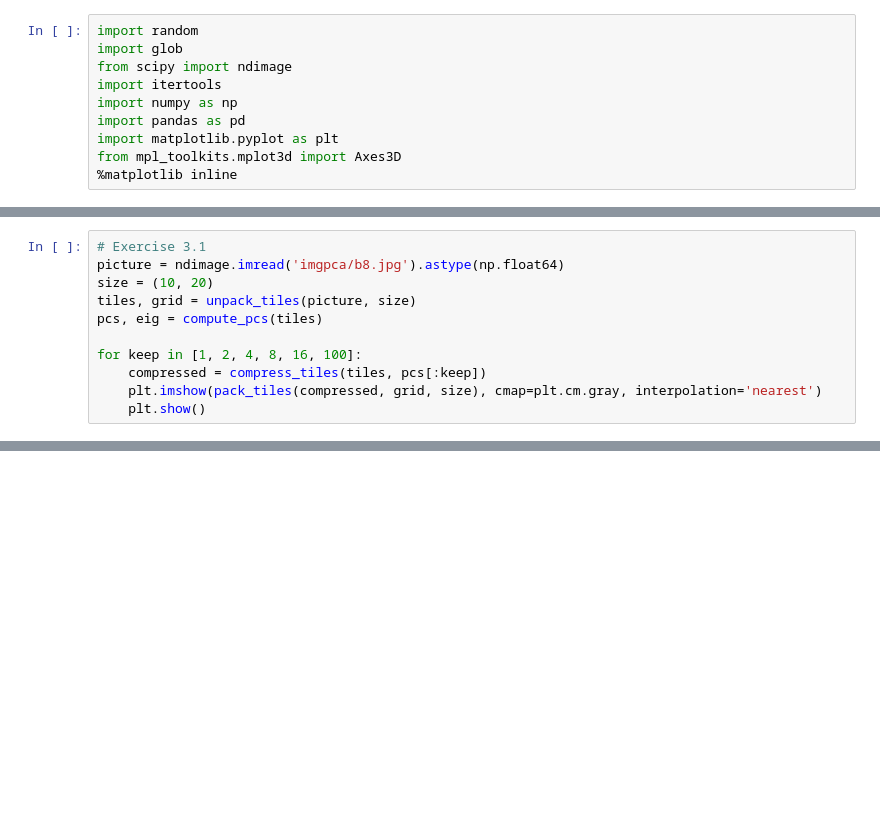
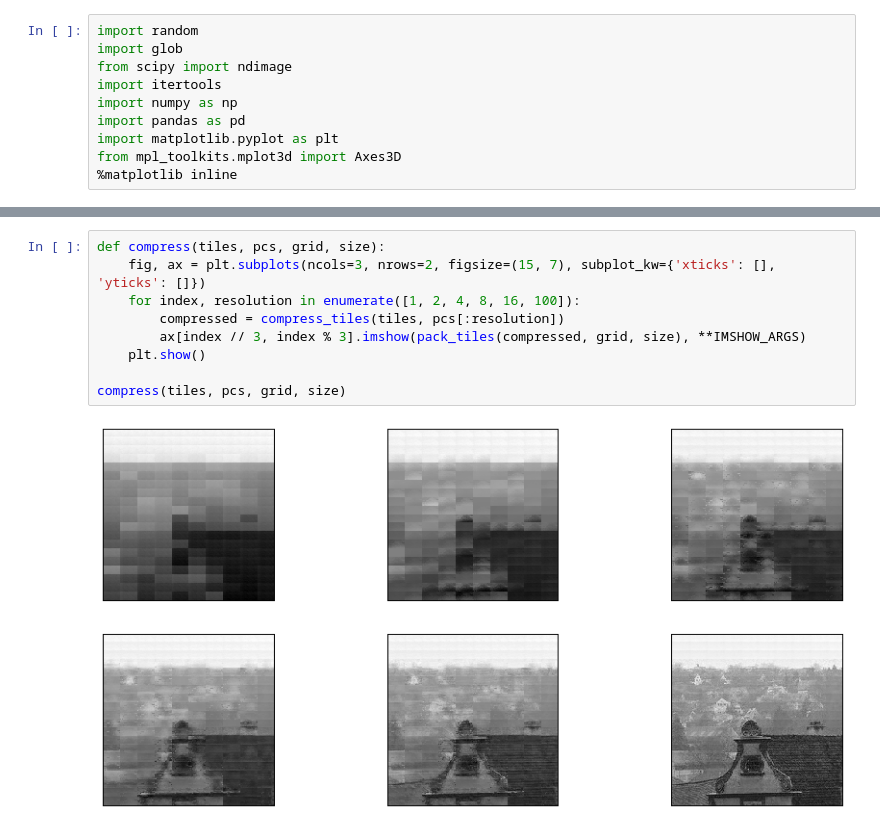
Before and after one commit to danijar/course-machine-intelligence-2, a Jupyter notebook: EX3/Exercise3.ipynb, the cells around one changed output, grey strips where cells are left out. Drawn from its saved outputs; the diff is of its cells as text; blank space fills up the shorter version.

Commit message:
Fix exercise 3.1

```diff
--- a/EX3/Exercise3.ipynb
+++ b/EX3/Exercise3.ipynb
@@ -53,14 +55,3 @@ def compress_tiles(tiles, pcs):
     reconstructed = np.dot(pcs.T, transformed).T
     reconstructed += mean
     return reconstructed
-# %%
-# Exercise 3.1
-picture = ndimage.imread('imgpca/b8.jpg').astype(np.float64)
-size = (10, 20)
-tiles, grid = unpack_tiles(picture, size)
-pcs, eig = compute_pcs(tiles)
-
-for keep in [1, 2, 4, 8, 16, 100]:
-    compressed = compress_tiles(tiles, pcs[:keep])
-    plt.imshow(pack_tiles(compressed, grid, size), cmap=plt.cm.gray, interpolation='nearest')
-    plt.show()
@@ -66,0 +67,11 @@ for keep in [1, 2, 4, 8, 16, 100]:
+# %%
+def compress(tiles, pcs, grid, size):
+    fig, ax = plt.subplots(ncols=3, nrows=2, figsize=(15, 7), subplot_kw={'xticks': [], 'yticks': []})
+    for index, resolution in enumerate([1, 2, 4, 8, 16, 100]):
+        compressed = compress_tiles(tiles, pcs[:resolution])
+        ax[index // 3, index % 3].imshow(pack_tiles(compressed, grid, size), **IMSHOW_ARGS)
+    plt.show()
+
+compress(tiles, pcs, grid, size)
+# %% [output]
+[figure, added]
```
Also changed, not shown: parts of 3 cells of this notebook.
